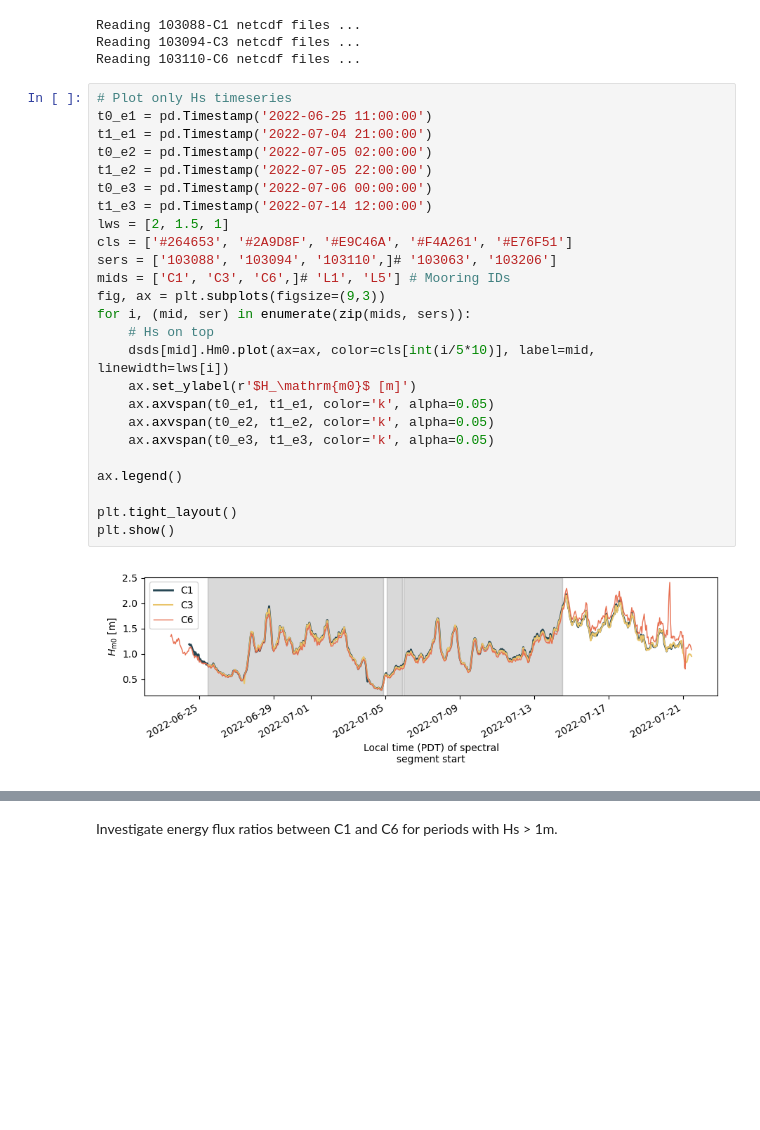
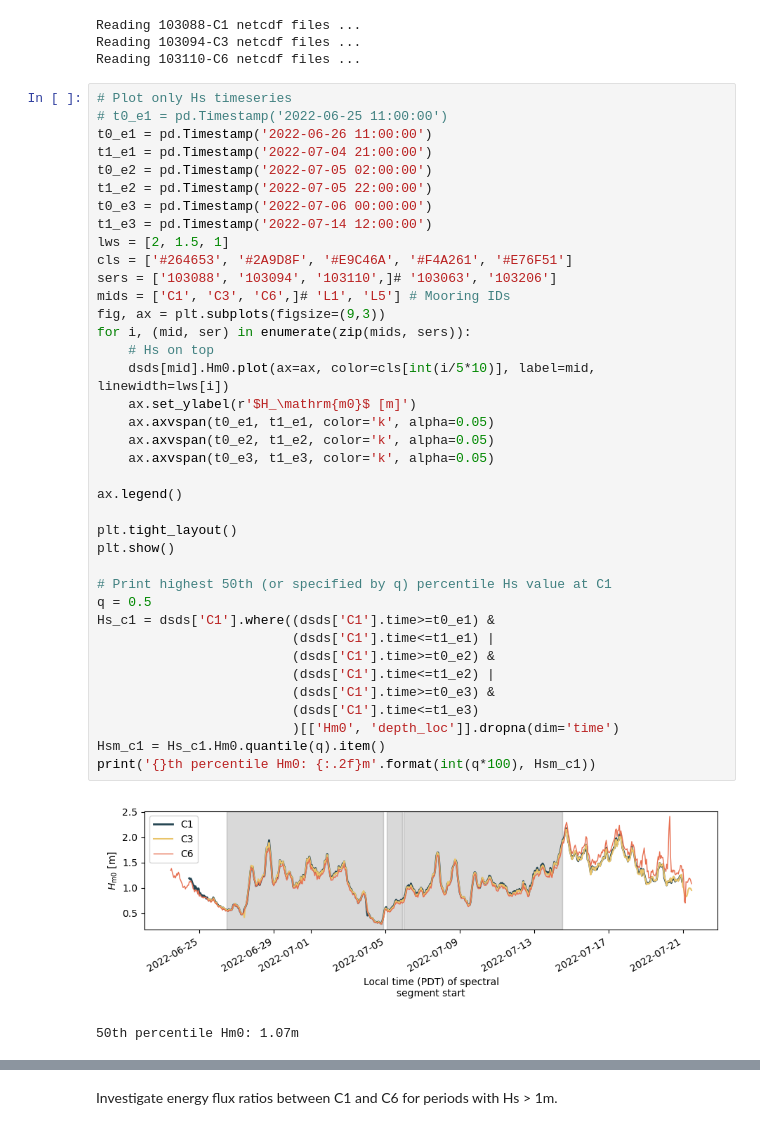
Before and after one commit to mikapm/pyROXSI, a Jupyter notebook: roxsi_pyfuns/notebooks/cross_shore_spectra.ipynb, the cells around one changed output, grey strips where cells are left out. Cells and saved outputs as stored; diff of their text form; blank space fills up the shorter version.

```diff
--- a/roxsi_pyfuns/notebooks/cross_shore_spectra.ipynb
+++ b/roxsi_pyfuns/notebooks/cross_shore_spectra.ipynb
@@ -296,28 +301,42 @@ Reading 103094-C3 netcdf files ...
 Reading 103110-C6 netcdf files ...
 # %%
 # Plot only Hs timeseries
-t0_e1 = pd.Timestamp('2022-06-25 11:00:00')
+# t0_e1 = pd.Timestamp('2022-06-25 11:00:00')
+t0_e1 = pd.Timestamp('2022-06-26 11:00:00')
 t1_e1 = pd.Timestamp('2022-07-04 21:00:00')
 t0_e2 = pd.Timestamp('2022-07-05 02:00:00')
 t1_e2 = pd.Timestamp('2022-07-05 22:00:00')
 t0_e3 = pd.Timestamp('2022-07-06 00:00:00')
 t1_e3 = pd.Timestamp('2022-07-14 12:00:00')
 lws = [2, 1.5, 1]
 cls = ['#264653', '#2A9D8F', '#E9C46A', '#F4A261', '#E76F51']
 sers = ['103088', '103094', '103110',]# '103063', '103206']
 mids = ['C1', 'C3', 'C6',]# 'L1', 'L5'] # Mooring IDs
 fig, ax = plt.subplots(figsize=(9,3))
 for i, (mid, ser) in enumerate(zip(mids, sers)):
     # Hs on top
     dsds[mid].Hm0.plot(ax=ax, color=cls[int(i/5*10)], label=mid, linewidth=lws[i])
     ax.set_ylabel(r'$H_\mathrm{m0}$ [m]')
     ax.axvspan(t0_e1, t1_e1, color='k', alpha=0.05)
     ax.axvspan(t0_e2, t1_e2, color='k', alpha=0.05)
     ax.axvspan(t0_e3, t1_e3, color='k', alpha=0.05)
 
 ax.legend()
 
 plt.tight_layout()
 plt.show()
+
+# Print highest 50th (or specified by q) percentile Hs value at C1
+q = 0.5
+Hs_c1 = dsds['C1'].where((dsds['C1'].time>=t0_e1) &
+                         (dsds['C1'].time<=t1_e1) |
+                         (dsds['C1'].time>=t0_e2) &
+                         (dsds['C1'].time<=t1_e2) |
+                         (dsds['C1'].time>=t0_e3) &
+                         (dsds['C1'].time<=t1_e3)
+                         )[['Hm0', 'depth_loc']].dropna(dim='time')
+Hsm_c1 = Hs_c1.Hm0.quantile(q).item()
+print('{}th percentile Hm0: {:.2f}m'.format(int(q*100), Hsm_c1))
 # %% [output]
-[figure, old version]
+[figure, new version]
+50th percentile Hm0: 1.07m
```
Also changed, not shown: parts of 10 cells of this notebook.
